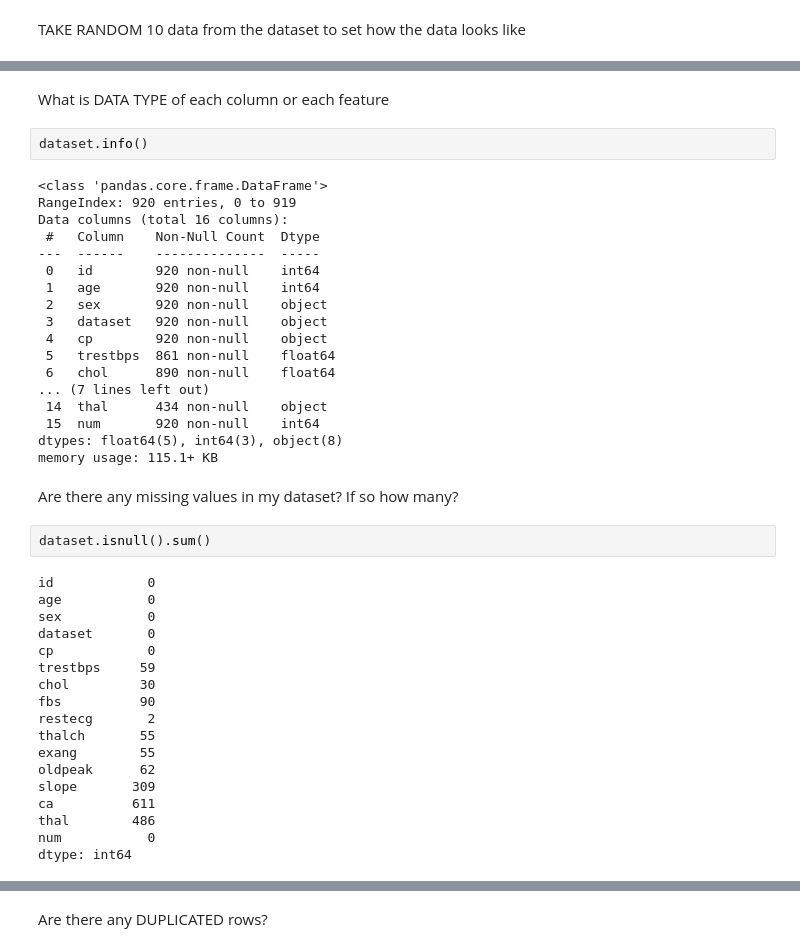
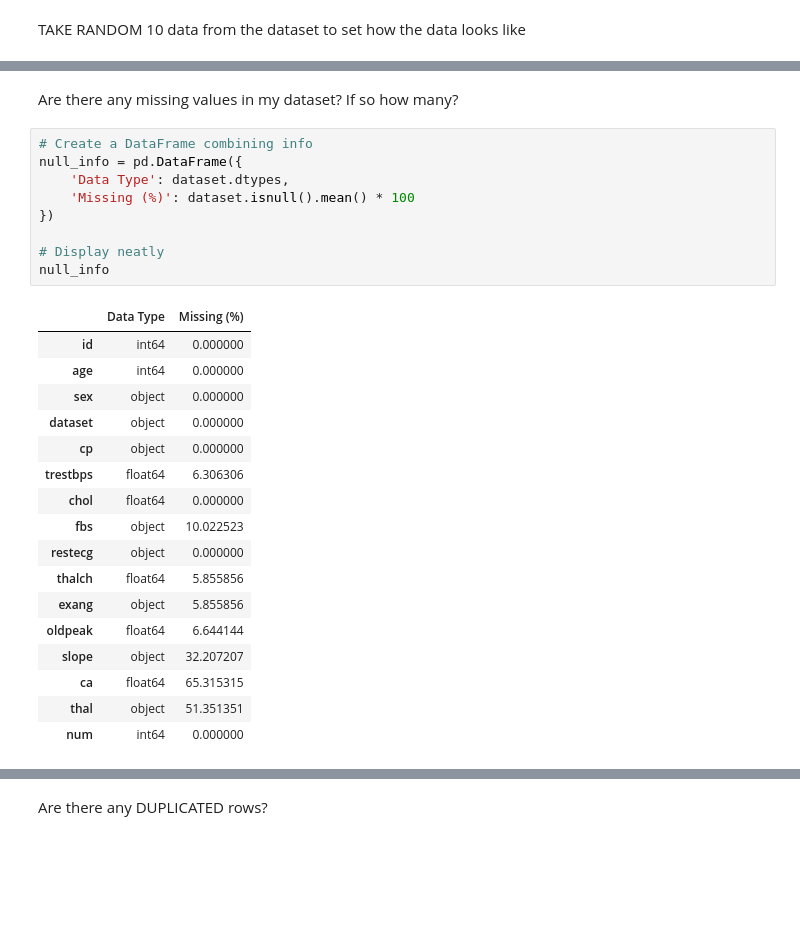
Before and after one commit to lihazinoob/machine_learning, a Jupyter notebook: notebook/heart_disease.ipynb, the cells around one changed output, grey strips where cells are left out. Cells and saved outputs as stored; diff of their text form; blank space fills up the shorter version.

```diff
--- a/notebook/heart_disease.ipynb
+++ b/notebook/heart_disease.ipynb
@@ -36,44 +33,29 @@ dataset.sample(10)
-# %% [markdown]
-What is DATA TYPE of each column or each feature
-# %%
-dataset.info()
-# %% [output]
-<class 'pandas.core.frame.DataFrame'>
-RangeIndex: 920 entries, 0 to 919
-Data columns (total 16 columns):
- #   Column    Non-Null Count  Dtype
----  ------    --------------  -----
- 0   id        920 non-null    int64
- 1   age       920 non-null    int64
- 2   sex       920 non-null    object
- 3   dataset   920 non-null    object
- 4   cp        920 non-null    object
- 5   trestbps  861 non-null    float64
- 6   chol      890 non-null    float64
-... (7 lines left out)
- 14  thal      434 non-null    object
- 15  num       920 non-null    int64
-dtypes: float64(5), int64(3), object(8)
-memory usage: 115.1+ KB
 # %% [markdown]
 Are there any missing values in my dataset? If so how many?
 # %%
-dataset.isnull().sum()
+# Create a DataFrame combining info
+null_info = pd.DataFrame({
+    'Data Type': dataset.dtypes,
+    'Missing (%)': dataset.isnull().mean() * 100
+})
+
+# Display neatly
+null_info
 # %% [output]
-id            0
-age           0
-sex           0
-dataset       0
-cp            0
-trestbps     59
-chol         30
-fbs          90
-restecg       2
-thalch       55
-exang        55
-oldpeak      62
-slope       309
-ca          611
-thal        486
-num           0
-dtype: int64
+|  | Data Type | Missing (%) |
+| id | int64 | 0.000000 |
+| age | int64 | 0.000000 |
+| sex | object | 0.000000 |
+| dataset | object | 0.000000 |
+| cp | object | 0.000000 |
+| trestbps | float64 | 6.306306 |
+| chol | float64 | 0.000000 |
+| fbs | object | 10.022523 |
+| restecg | object | 0.000000 |
+| thalch | float64 | 5.855856 |
+| exang | object | 5.855856 |
+| oldpeak | float64 | 6.644144 |
+| slope | object | 32.207207 |
+| ca | float64 | 65.315315 |
+| thal | object | 51.351351 |
+| num | int64 | 0.000000 |
```
Also changed, not shown: parts of 19 cells of this notebook.
